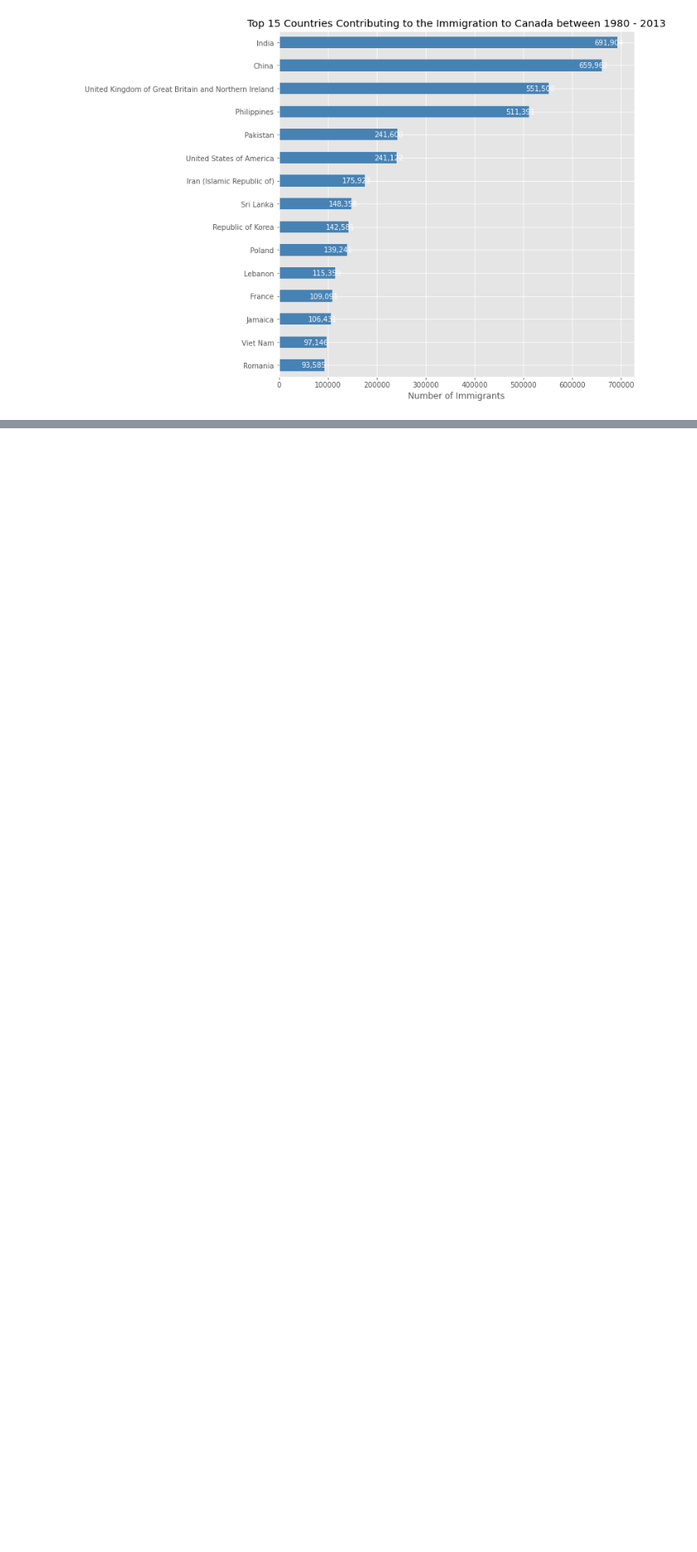
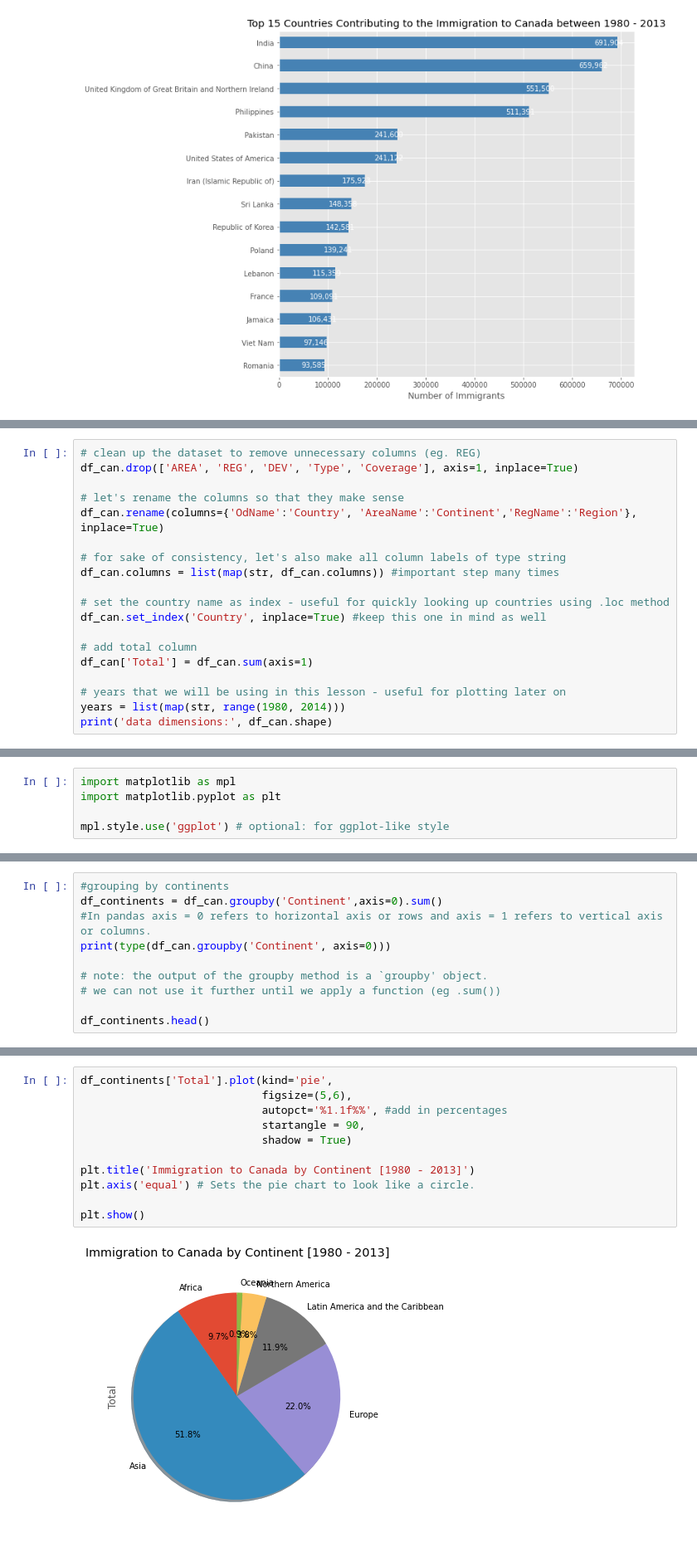
Before and after one commit to abhinavmehra4/Canada_Immigration_Analysis, a Jupyter notebook: data_visualization_coursera.ipynb, the cells around one changed output, grey strips where cells are left out. Shown at 83% size. Saved outputs shown, nothing was run; the diff lists cells and outputs as text; blank space fills up the shorter version.

```diff
--- a/data_visualization_coursera.ipynb
+++ b/data_visualization_coursera.ipynb
@@ -1111,0 +1135,19 @@ Sometimes it is more practical to represent the data horizontally, especially if
+# %%
+# clean up the dataset to remove unnecessary columns (eg. REG)
+df_can.drop(['AREA', 'REG', 'DEV', 'Type', 'Coverage'], axis=1, inplace=True)
+
+# let's rename the columns so that they make sense
+df_can.rename(columns={'OdName':'Country', 'AreaName':'Continent','RegName':'Region'}, inplace=True)
+
+# for sake of consistency, let's also make all column labels of type string
+df_can.columns = list(map(str, df_can.columns)) #important step many times
+
+# set the country name as index - useful for quickly looking up countries using .loc method
+df_can.set_index('Country', inplace=True) #keep this one in mind as well
+
+# add total column
+df_can['Total'] = df_can.sum(axis=1)
+
+# years that we will be using in this lesson - useful for plotting later on
+years = list(map(str, range(1980, 2014)))
+print('data dimensions:', df_can.shape)
@@ -1111,0 +1167,5 @@ Sometimes it is more practical to represent the data horizontally, especially if
+# %%
+import matplotlib as mpl
+import matplotlib.pyplot as plt
+
+mpl.style.use('ggplot') # optional: for ggplot-like style
@@ -1111,0 +1195,10 @@ Sometimes it is more practical to represent the data horizontally, especially if
+# %%
+#grouping by continents
+df_continents = df_can.groupby('Continent',axis=0).sum()
+#In pandas axis = 0 refers to horizontal axis or rows and axis = 1 refers to vertical axis or columns.
+print(type(df_can.groupby('Continent', axis=0)))
+
+# note: the output of the groupby method is a `groupby' object.
+# we can not use it further until we apply a function (eg .sum())
+
+df_continents.head()
@@ -1111,0 +1221,13 @@ Sometimes it is more practical to represent the data horizontally, especially if
+# %%
+df_continents['Total'].plot(kind='pie',
+                            figsize=(5,6),
+                            autopct='%1.1f%%', #add in percentages
+                            startangle = 90,
+                            shadow = True)
+
+plt.title('Immigration to Canada by Continent [1980 - 2013]')
+plt.axis('equal') # Sets the pie chart to look like a circle.
+
+plt.show()
+# %% [output]
+[figure, added]
```
Also changed, not shown: parts of 18 cells of this notebook, 2 other files.
